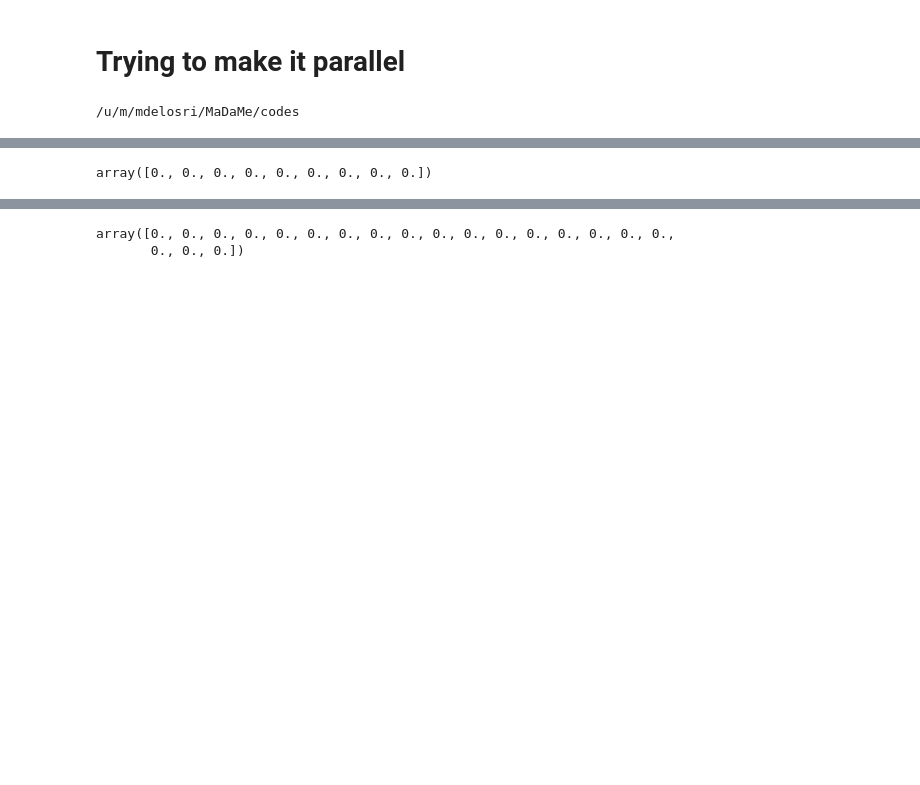
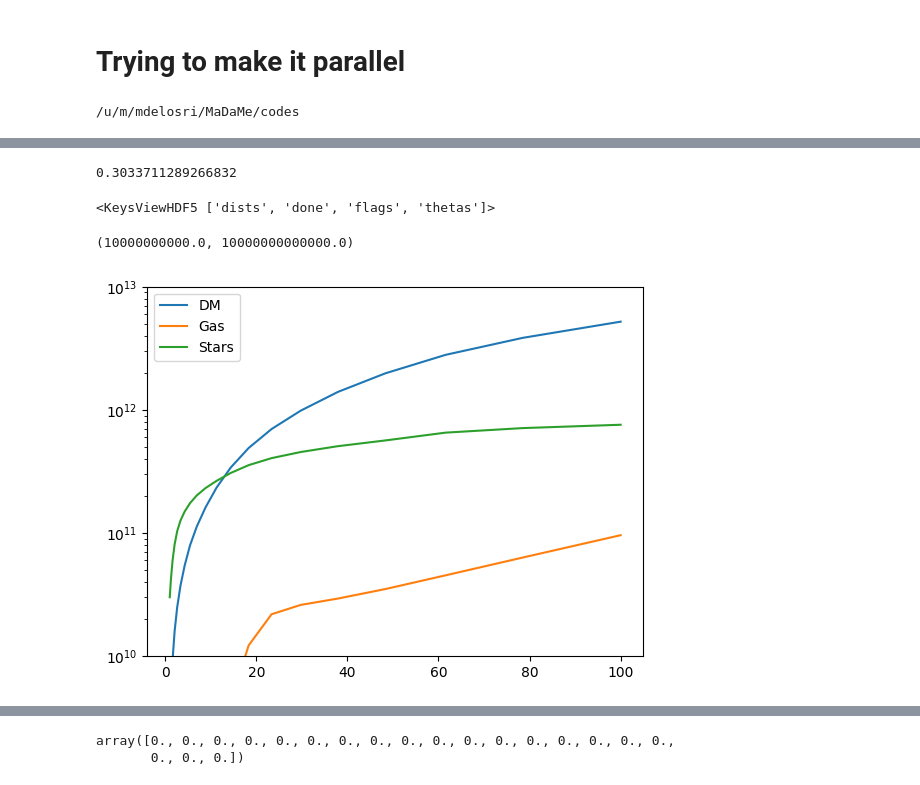
Before and after one commit to Martindelosrios/MaDaMe, a Jupyter notebook: codes/FullPropertiesGals.ipynb, the cells around one changed output, grey strips where cells are left out. Saved outputs shown, nothing was run; the diff lists cells and outputs as text; code cells hidden in the pictures; blank space fills up the shorter version.

Commit message:
everything is working, it takes ~10 minutes per configuration to do the 8 input images

```diff
--- a/codes/FullPropertiesGals.ipynb
+++ b/codes/FullPropertiesGals.ipynb
@@ -2793,4 +2800,18 @@ data.keys()
+# %%
+data['SubID_137885/Props'][()][15]
+# %% [output]
+0.3033711289266832
 # %%
-data['SubID_125027'].attrs['flags']
+data['SubID_125027'].attrs.keys()
 # %% [output]
-array([0., 0., 0., 0., 0., 0., 0., 0., 0.])
+<KeysViewHDF5 ['dists', 'done', 'flags', 'thetas']>
+# %%
+plt.plot(data['SubID_125027/R_bins'][()], data['SubID_125027/M_DM'][()], label = 'DM' )
+plt.plot(data['SubID_125027/R_bins'][()], data['SubID_125027/M_gas'][()], label = 'Gas' )
+plt.plot(data['SubID_125027/R_bins'][()], data['SubID_125027/M_stars'][()], label = 'Stars' )
+plt.yscale('log')
+plt.legend()
+plt.ylim(1e10, 1e13)
+# %% [output]
+(10000000000.0, 10000000000000.0)
+[figure, added]
```
Also changed, not shown: parts of 38 cells of this notebook, 1 other file.
